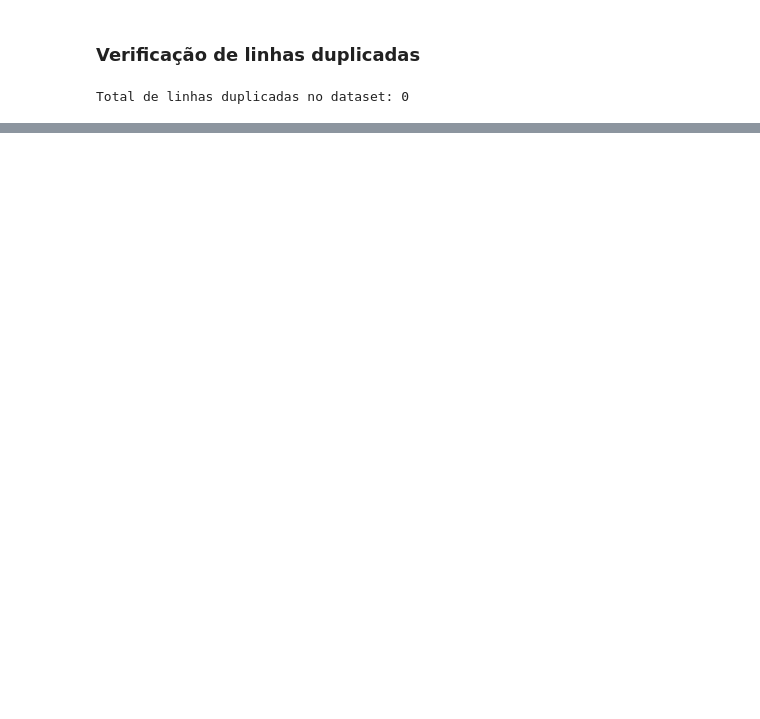
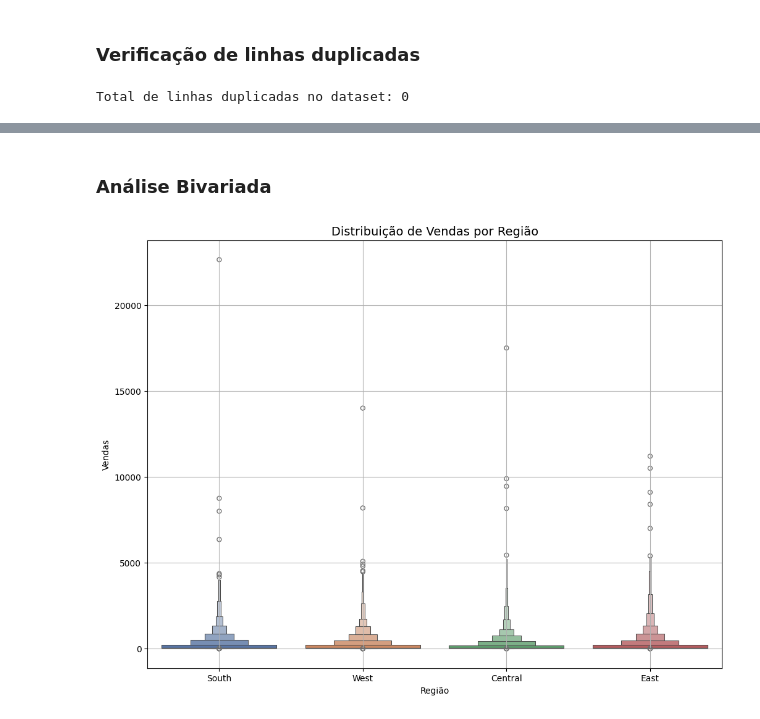
Before and after one commit to Douglas-Lucarelli/superstore_sales_analysis, a Jupyter notebook: eda_superstore_sales.ipynb, the cells around one changed output, grey strips where cells are left out. Cells and saved outputs as stored; diff of their text form; code cells hidden in the pictures; blank space fills up the shorter version.

```diff
--- a/eda_superstore_sales.ipynb
+++ b/eda_superstore_sales.ipynb
@@ -106,0 +288,13 @@ Total de linhas duplicadas no dataset: 0
+# %% [markdown]
+### Análise Bivariada
+# %%
+# Boxplots para vendas por região
+plt.figure(figsize=(12, 9))
+sns.boxenplot(x='Region', hue='Region', y='Sales', data=df, palette='deep', legend=False)
+plt.title('Distribuição de Vendas por Região', fontsize=14)
+plt.xlabel('Região')
+plt.ylabel('Vendas')
+plt.grid(True, alpha=0.9)
+plt.show()
+# %% [output]
+[figure, added]
```
Also changed, not shown: parts of 21 cells of this notebook.
